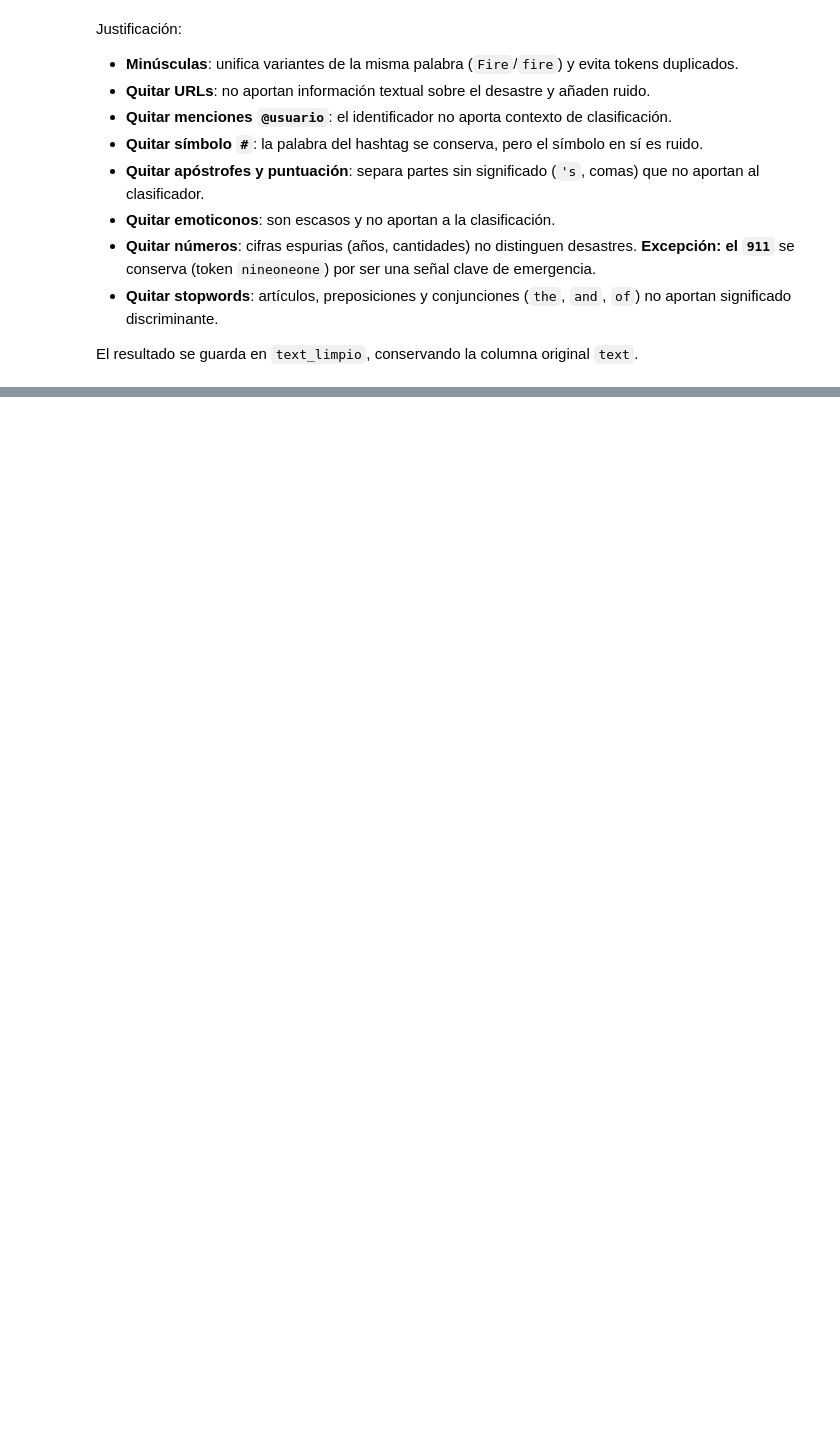
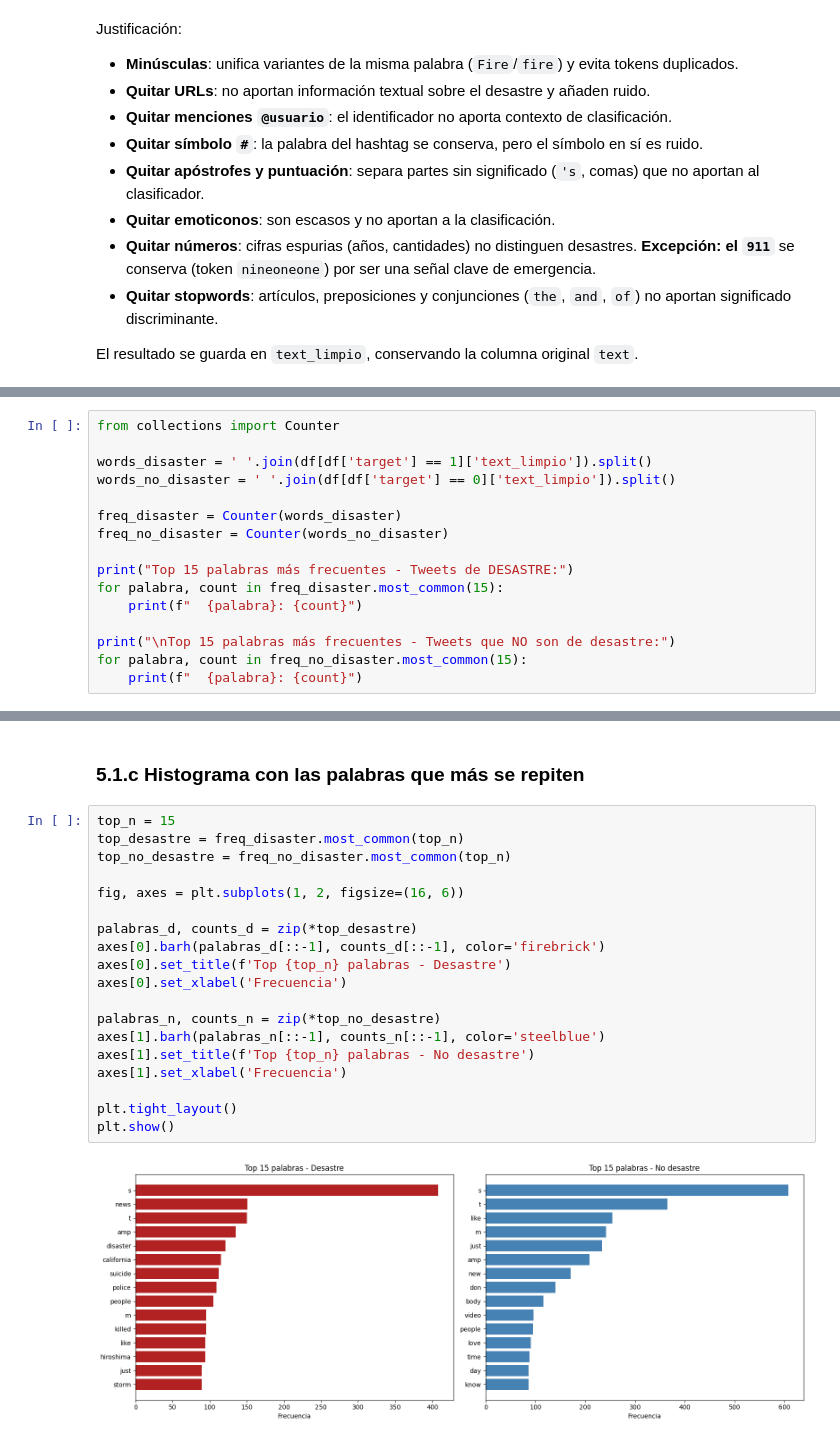
Before and after one commit to Ikeel04/Labs-DS, a Jupyter notebook: Lab5/Laboratorio5.ipynb, the cells around one changed output, grey strips where cells are left out. Cells and saved outputs as stored; diff of their text form; blank space fills up the shorter version.

```diff
--- a/Lab5/Laboratorio5.ipynb
+++ b/Lab5/Laboratorio5.ipynb
@@ -54,0 +74,16 @@ El resultado se guarda en `text_limpio`, conservando la columna original `text`.
+# %%
+from collections import Counter
+
+words_disaster = ' '.join(df[df['target'] == 1]['text_limpio']).split()
+words_no_disaster = ' '.join(df[df['target'] == 0]['text_limpio']).split()
+
+freq_disaster = Counter(words_disaster)
+freq_no_disaster = Counter(words_no_disaster)
+
+print("Top 15 palabras más frecuentes - Tweets de DESASTRE:")
+for palabra, count in freq_disaster.most_common(15):
+    print(f"  {palabra}: {count}")
+
+print("\nTop 15 palabras más frecuentes - Tweets que NO son de desastre:")
+for palabra, count in freq_no_disaster.most_common(15):
+    print(f"  {palabra}: {count}")
@@ -54,0 +187,23 @@ El resultado se guarda en `text_limpio`, conservando la columna original `text`.
+# %% [markdown]
+### 5.1.c Histograma con las palabras que más se repiten
+# %%
+top_n = 15
+top_desastre = freq_disaster.most_common(top_n)
+top_no_desastre = freq_no_disaster.most_common(top_n)
+
+fig, axes = plt.subplots(1, 2, figsize=(16, 6))
+
+palabras_d, counts_d = zip(*top_desastre)
+axes[0].barh(palabras_d[::-1], counts_d[::-1], color='firebrick')
+axes[0].set_title(f'Top {top_n} palabras - Desastre')
+axes[0].set_xlabel('Frecuencia')
+
+palabras_n, counts_n = zip(*top_no_desastre)
+axes[1].barh(palabras_n[::-1], counts_n[::-1], color='steelblue')
+axes[1].set_title(f'Top {top_n} palabras - No desastre')
+axes[1].set_xlabel('Frecuencia')
+
+plt.tight_layout()
+plt.show()
+# %% [output]
+[figure, added]
```
Also changed, not shown: parts of 15 cells of this notebook.
